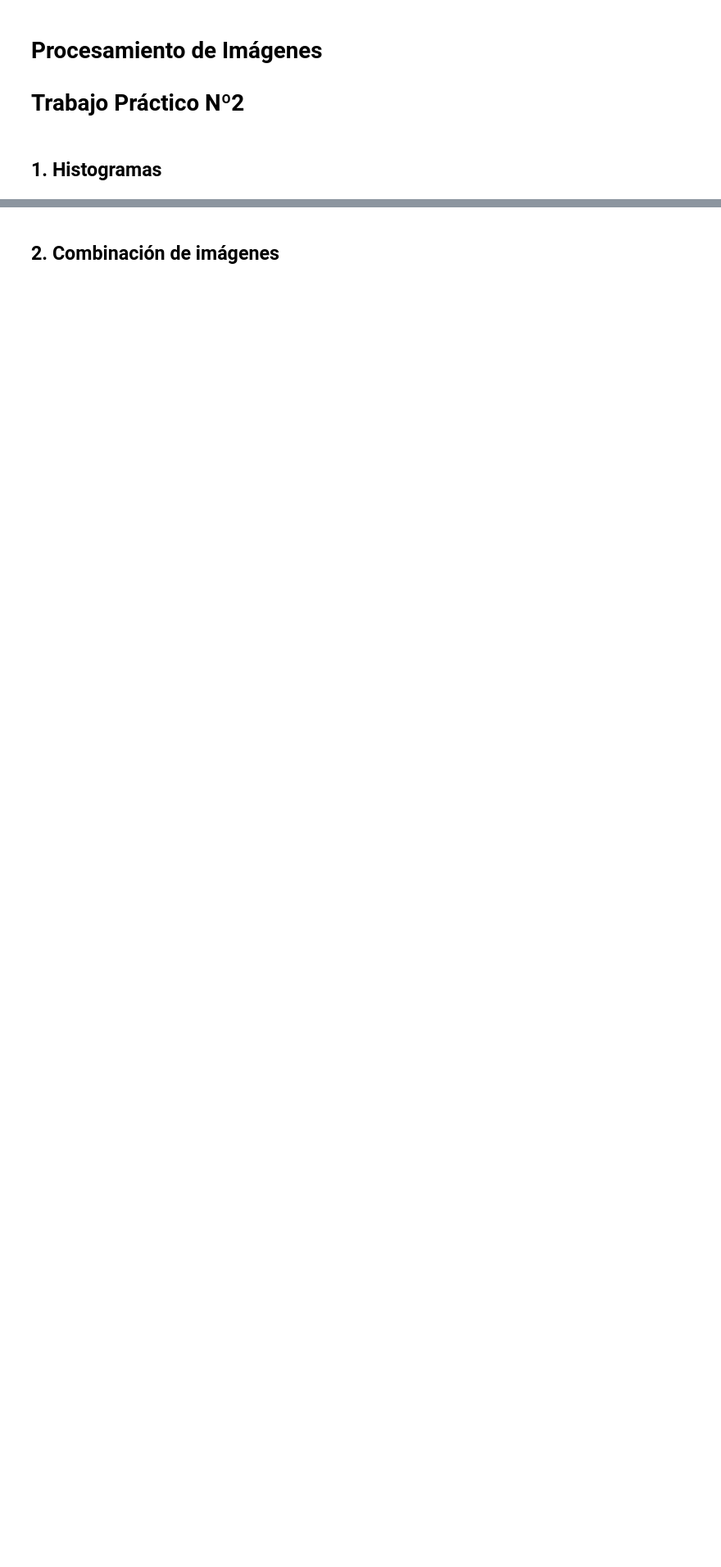
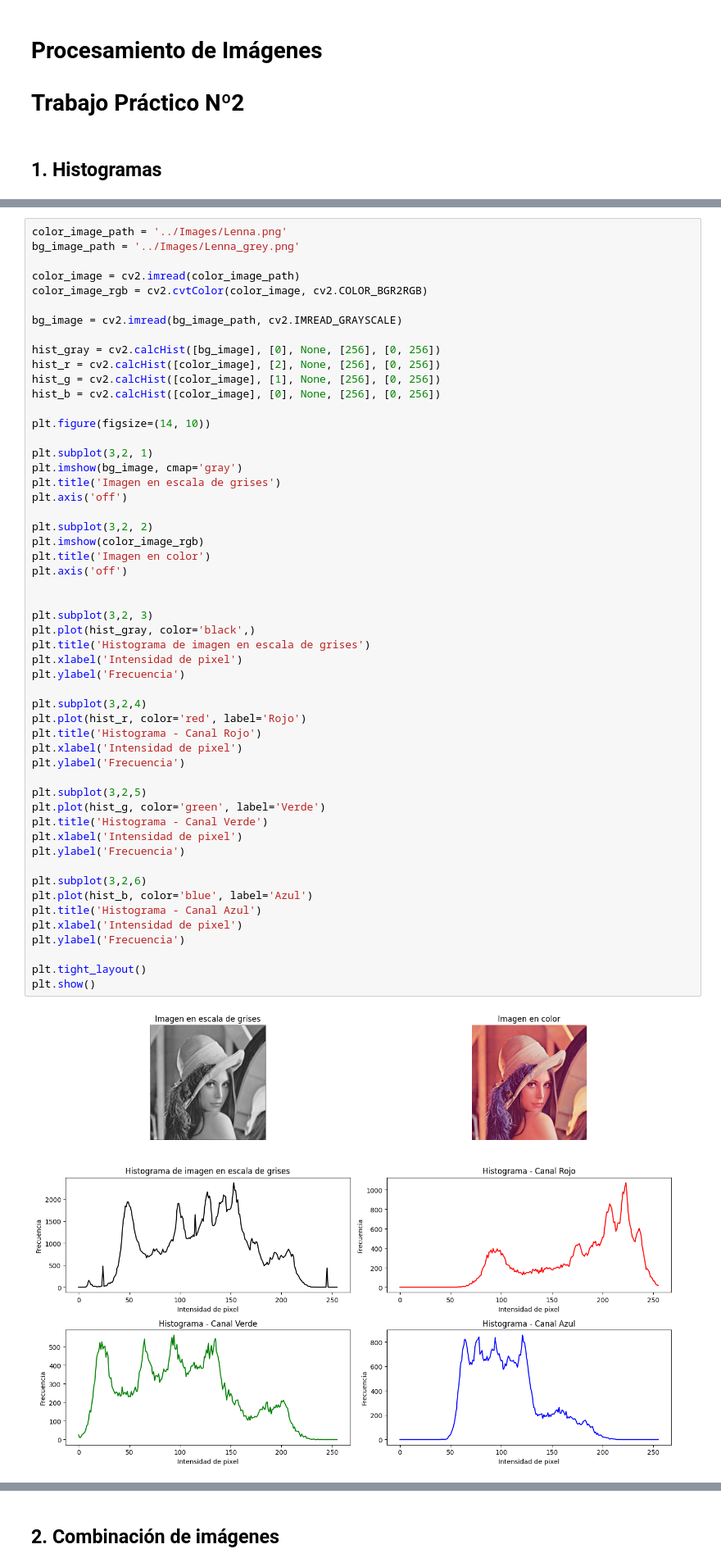
Before and after one commit to Yeu07/Image-Processing, a Jupyter notebook: TP2/TP2.ipynb, the cells around one changed output, grey strips where cells are left out. Shown at 82% size. Saved outputs shown, nothing was run; the diff lists cells and outputs as text; blank space fills up the shorter version.

```diff
--- a/TP2/TP2.ipynb
+++ b/TP2/TP2.ipynb
@@ -10,0 +14,55 @@ import numpy as np
+# %%
+color_image_path = '../Images/Lenna.png'
+bg_image_path = '../Images/Lenna_grey.png'
+
+color_image = cv2.imread(color_image_path)
+color_image_rgb = cv2.cvtColor(color_image, cv2.COLOR_BGR2RGB)
+
+bg_image = cv2.imread(bg_image_path, cv2.IMREAD_GRAYSCALE)
+
+hist_gray = cv2.calcHist([bg_image], [0], None, [256], [0, 256])
+hist_r = cv2.calcHist([color_image], [2], None, [256], [0, 256])
+hist_g = cv2.calcHist([color_image], [1], None, [256], [0, 256])
+hist_b = cv2.calcHist([color_image], [0], None, [256], [0, 256])
+
+plt.figure(figsize=(14, 10))
+
+plt.subplot(3,2, 1)
+plt.imshow(bg_image, cmap='gray')
+plt.title('Imagen en escala de grises')
+plt.axis('off')
+
+plt.subplot(3,2, 2)
+plt.imshow(color_image_rgb)
+plt.title('Imagen en color')
+plt.axis('off')
+
+
+plt.subplot(3,2, 3)
+plt.plot(hist_gray, color='black',)
+plt.title('Histograma de imagen en escala de grises')
+plt.xlabel('Intensidad de pixel')
+plt.ylabel('Frecuencia')
+
+plt.subplot(3,2,4)
+plt.plot(hist_r, color='red', label='Rojo')
+plt.title('Histograma - Canal Rojo')
+plt.xlabel('Intensidad de pixel')
+plt.ylabel('Frecuencia')
+
+plt.subplot(3,2,5)
+plt.plot(hist_g, color='green', label='Verde')
+plt.title('Histograma - Canal Verde')
+plt.xlabel('Intensidad de pixel')
+plt.ylabel('Frecuencia')
+
+plt.subplot(3,2,6)
+plt.plot(hist_b, color='blue', label='Azul')
+plt.title('Histograma - Canal Azul')
+plt.xlabel('Intensidad de pixel')
+plt.ylabel('Frecuencia')
+
+plt.tight_layout()
+plt.show()
+# %% [output]
+[figure, added]
```
Also changed, not shown: parts of 13 cells of this notebook, 5 other files.
